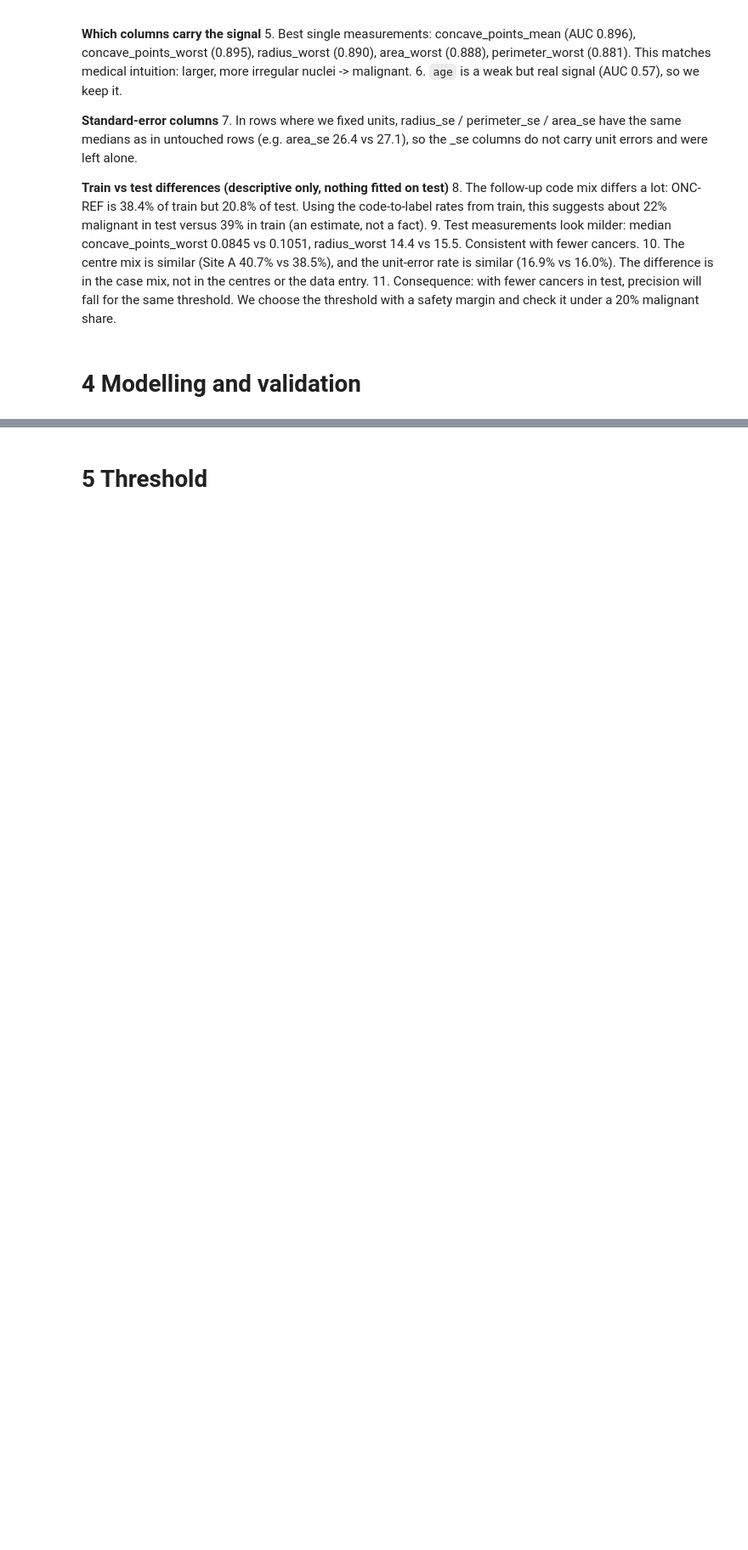
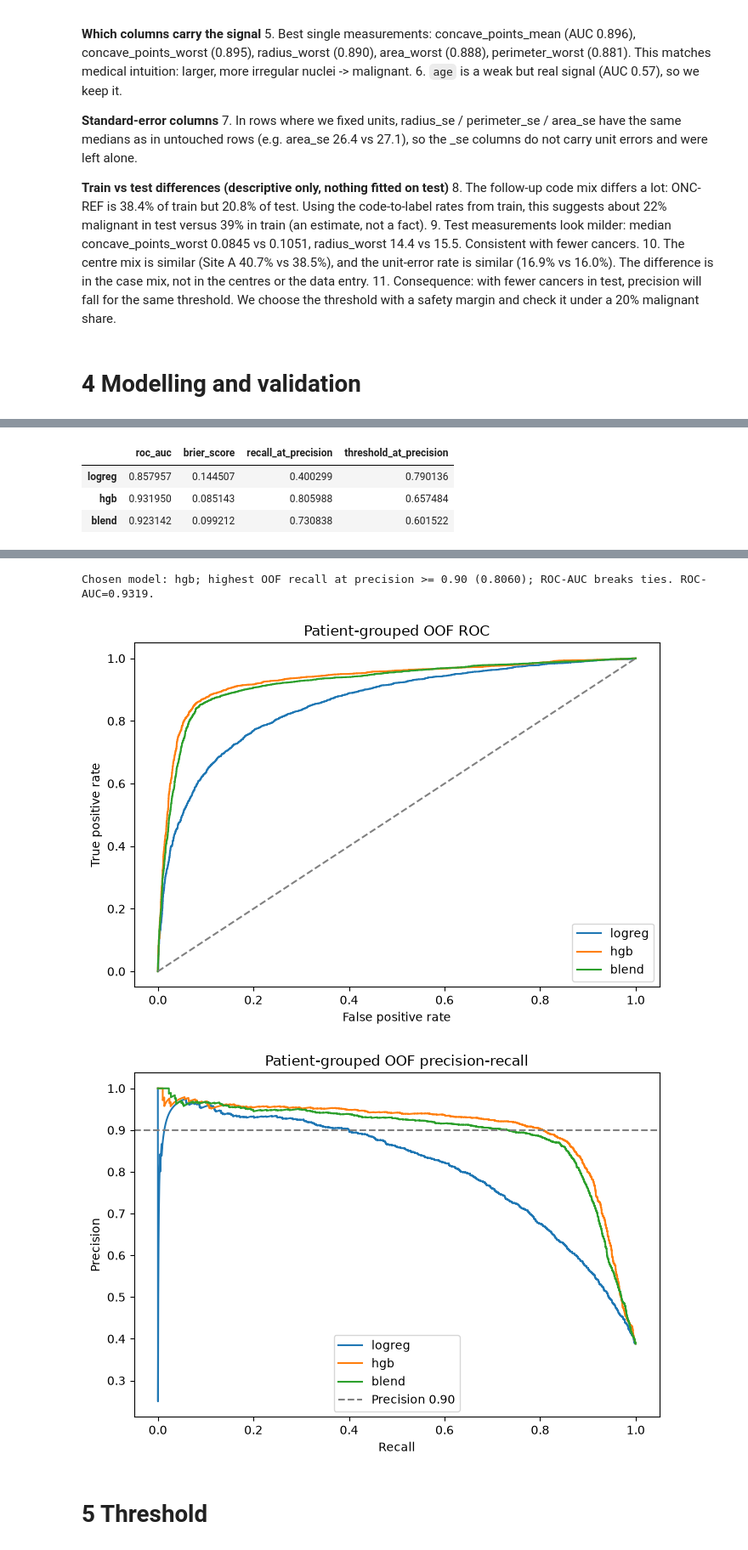
Before and after one commit to JHT127/pink-ai-hackathon, a Jupyter notebook: notebooks/main.ipynb, the cells around one changed output, grey strips where cells are left out. Shown at 85% size. Saved outputs shown, nothing was run; the diff lists cells and outputs as text; code cells hidden in the pictures; blank space fills up the shorter version.

Commit message:
Stage 6: model, threshold, first submission

```diff
--- a/notebooks/main.ipynb
+++ b/notebooks/main.ipynb
@@ -895,3 +895,73 @@ display(measurement_signal(audit_train))
 11. Consequence: with fewer cancers in test, precision will fall for the same threshold. We choose the threshold with a safety margin and check it under a 20% malignant share.
 # %% [markdown]
 # 4 Modelling and validation
+# %%
+from pathlib import Path
+
+import matplotlib.pyplot as plt
+import pandas as pd
+from sklearn.metrics import precision_recall_curve, roc_curve
+
+from src.config import CLEAN_DIR
+from src.model import center_holdout, get_features, make_models, metrics, oof_predictions
+
+train_stage4 = pd.read_csv(CLEAN_DIR / "train_stage4.csv", parse_dates=["exam_date"])
+feature_frame = get_features(train_stage4)
+target = train_stage4["y"].astype(int)
+patient_groups = train_stage4["patient_id"]
+
+print(f"Features ({len(feature_frame.columns)}): {list(feature_frame.columns)}")
+model_templates = make_models()
+oof_probability = oof_predictions(model_templates, feature_frame, target, patient_groups)
+oof_metrics = pd.DataFrame(
+    {name: metrics(target, probability) for name, probability in oof_probability.items()}
+).T
+display(oof_metrics)
+
+center_metrics = center_holdout(model_templates, train_stage4, feature_frame, target)
+display(center_metrics)
+
+best_model_name = max(
+    oof_metrics.index,
+    key=lambda name: (
+        oof_metrics.loc[name, "recall_at_precision"],
+        oof_metrics.loc[name, "roc_auc"],
+    ),
+)
+best_model = model_templates[best_model_name]
+print(
+    f"Chosen model: {best_model_name}; highest OOF recall at precision >= 0.90 "
+    f"({oof_metrics.loc[best_model_name, 'recall_at_precision']:.4f}); "
+    f"ROC-AUC breaks ties. ROC-AUC={oof_metrics.loc[best_model_name, 'roc_auc']:.4f}."
+)
+
+figure_dir = Path.cwd().resolve()
+if figure_dir.name == "notebooks":
+    figure_dir = figure_dir.parent
+figure_dir = figure_dir / "evidence" / "figures"
+figure_dir.mkdir(parents=True, exist_ok=True)
+
+fig, axis = plt.subplots(figsize=(7, 5))
+for name, probability in oof_probability.items():
+    false_positive_rate, true_positive_rate, _ = roc_curve(target, probability)
+    axis.plot(false_positive_rate, true_positive_rate, label=name)
+axis.plot([0, 1], [0, 1], linestyle="--", color="gray")
+axis.set(xlabel="False positive rate", ylabel="True positive rate", title="Patient-grouped OOF ROC")
+axis.legend()
+fig.tight_layout()
+fig.savefig(figure_dir / "stage6_roc.png", dpi=160)
+plt.show()
+plt.close(fig)
+
+fig, axis = plt.subplots(figsize=(7, 5))
+for name, probability in oof_probability.items():
+    precision_curve, recall_curve, _ = precision_recall_curve(target, probability)
+    axis.plot(recall_curve, precision_curve, label=name)
+axis.axhline(0.90, linestyle="--", color="gray", label="Precision 0.90")
+axis.set(xlabel="Recall", ylabel="Precision", title="Patient-grouped OOF precision-recall")
+axis.legend()
+fig.tight_layout()
+fig.savefig(figure_dir / "stage6_precision_recall.png", dpi=160)
+plt.show()
+plt.close(fig)
+# %% [output]
@@ -897,0 +969,4 @@ display(measurement_signal(audit_train))
+|  | roc_auc | brier_score | recall_at_precision | threshold_at_precision |
+| logreg | 0.857957 | 0.144507 | 0.400299 | 0.790136 |
+| hgb | 0.931950 | 0.085143 | 0.805988 | 0.657484 |
+| blend | 0.923142 | 0.099212 | 0.730838 | 0.601522 |
@@ -898,2 +983,5 @@ display(measurement_signal(audit_train))
+Chosen model: hgb; highest OOF recall at precision >= 0.90 (0.8060); ROC-AUC breaks ties. ROC-AUC=0.9319.
+[figure, added]
+[figure, added]
 # %% [markdown]
 # 5 Threshold
```
Also changed, not shown: parts of 4 cells of this notebook, 8 other files.
